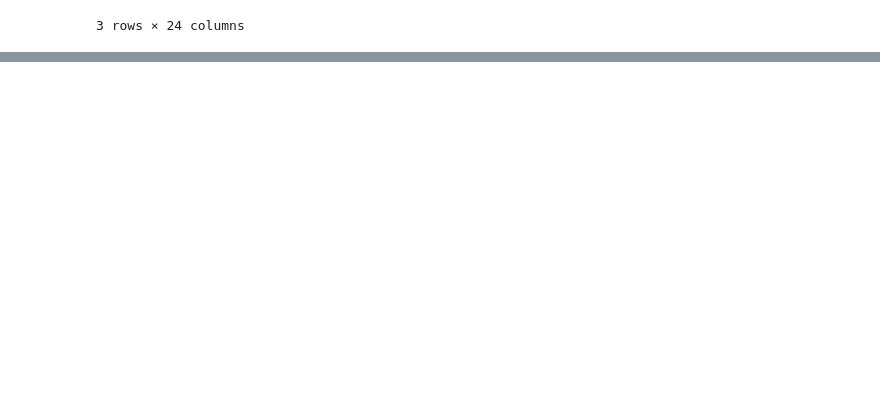
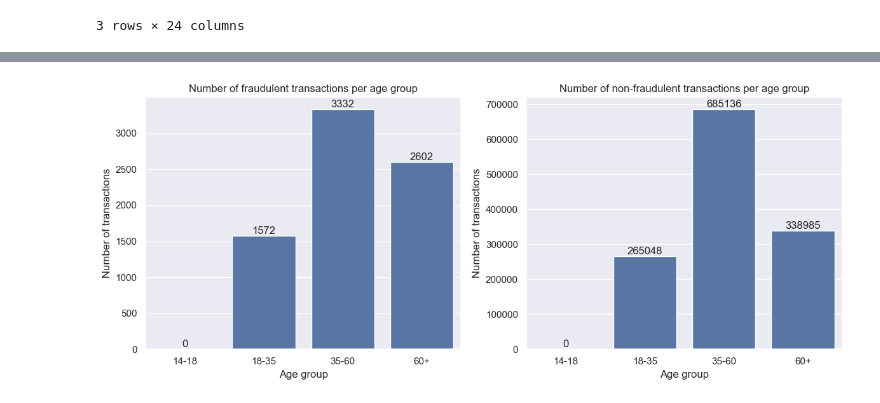
Before and after one commit to KeshavElangoDS/Independent-Study-Fall-2024, a Jupyter notebook: notebooks/DataAnalysis_FraudDetection.ipynb, the cells around one changed output, grey strips where cells are left out. Drawn from its saved outputs; the diff is of its cells as text; code cells hidden in the pictures; blank space fills up the shorter version.

Commit message:
Exploratory Data Analysis
Comparison of Fraud data with different categories like age group, job title, category of the transaction, gender

```diff
--- a/notebooks/DataAnalysis_FraudDetection.ipynb
+++ b/notebooks/DataAnalysis_FraudDetection.ipynb
@@ -209,0 +228,6 @@ fraud_train_df.sample(3)
+# %%
+fraud_train_df["dob"] = pd.to_datetime(fraud_train_df["dob"])
+fraud_train_df['trans_date_trans_time'] = pd.to_datetime(fraud_train_df['trans_date_trans_time'])
+
+fraud_test_df["dob"] = pd.to_datetime(fraud_test_df["dob"])
+fraud_test_df['trans_date_trans_time'] = pd.to_datetime(fraud_test_df['trans_date_trans_time'])
@@ -209,0 +413,6 @@ fraud_train_df.sample(3)
+# %%
+bins = [10, 18, 35, 60, 100]
+labels = ["14-18", "18-35", "35-60", "60+"]
+fraud_train_df["age_group"] = pd.cut(fraud_train_df['age'], bins=bins, labels=labels, right=True)
+fraud_test_df["age_group"] = pd.cut(fraud_test_df['age'], bins=bins, labels=labels, right=True)
+fraud_train_df.sample(2)
@@ -209,0 +424,25 @@ fraud_train_df.sample(3)
+# %%
+age_fraud = fraud_train_df[fraud_train_df.is_fraud == 1].age_group.value_counts().reset_index()
+age_fraud.columns = ["Age group", "Counts"]
+age_not_fraud = fraud_train_df[fraud_train_df.is_fraud == 0].age_group.value_counts().reset_index()
+age_not_fraud.columns = ["Age group", "Counts"]
+# %%
+fig, axes = plt.subplots(1, 2, figsize=(12, 5))
+
+sns.set_theme()
+
+sns.barplot(x="Age group", y="Counts", data=age_fraud, ax=axes[0])
+axes[0].set_title("Number of fraudulent transactions per age group")
+axes[0].set_xlabel("Age group")
+axes[0].set_ylabel("Number of transactions")
+axes[0].bar_label(axes[0].containers[0])
+
+sns.barplot(x="Age group", y="Counts", data=age_not_fraud, ax=axes[1])
+axes[1].set_title("Number of non-fraudulent transactions per age group")
+axes[1].set_xlabel("Age group")
+axes[1].set_ylabel("Number of transactions")
+axes[1].bar_label(axes[1].containers[0])
+
+plt.tight_layout()
+# %% [output]
+[figure, added]
```
Also changed, not shown: parts of 29 cells of this notebook.
